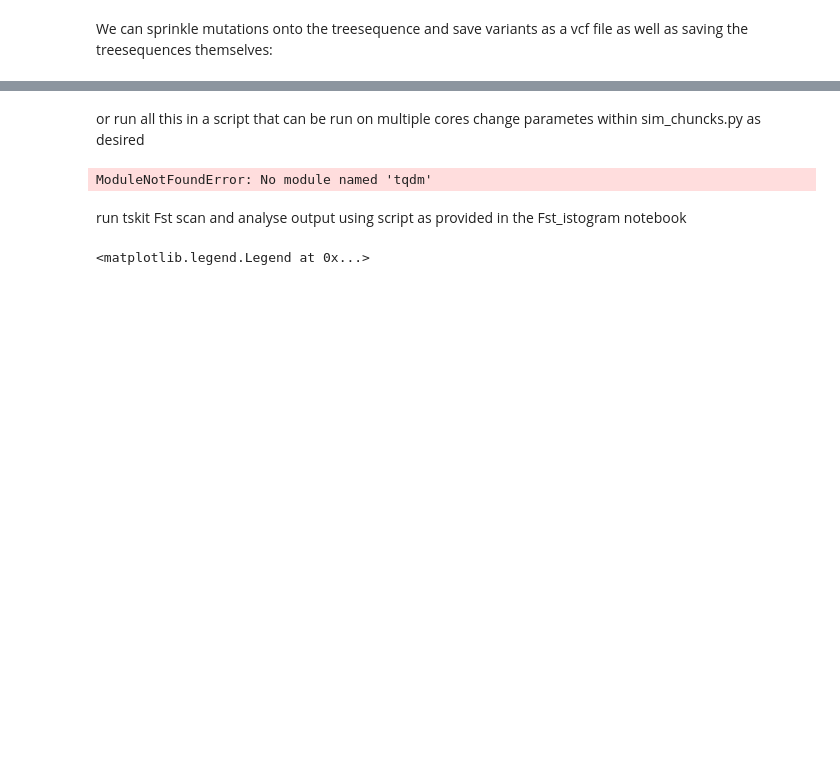
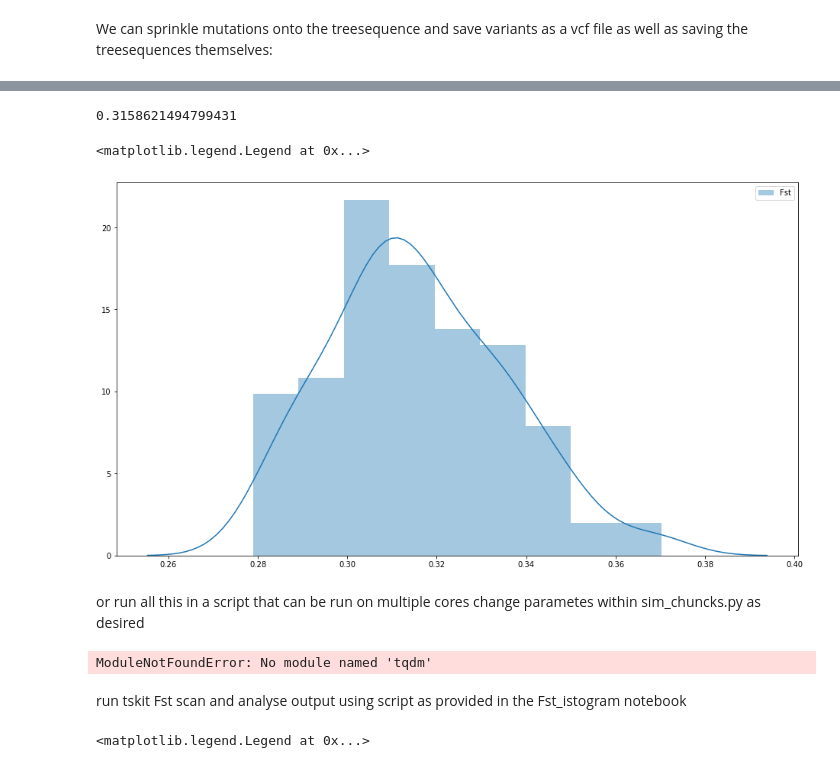
Before and after one commit to DRL/SMBE-SGE-2019, a Jupyter notebook: Session_2/Fst_short_chuncks/simulating_windowise_Fst.ipynb, the cells around one changed output, grey strips where cells are left out. Saved outputs shown, nothing was run; the diff lists cells and outputs as text; code cells hidden in the pictures; blank space fills up the shorter version.

```diff
--- a/Session_2/Fst_short_chuncks/simulating_windowise_Fst.ipynb
+++ b/Session_2/Fst_short_chuncks/simulating_windowise_Fst.ipynb
@@ -58,5 +57,5 @@ We want to simulate 200 replicate windows under this history in msprime. Simulat
 # %%
-num_reps = 10
+num_reps = 100
 seed = np.random.randint(1, 2**32 - 1, 1)
 #seed = np.random.randint(1, 2**32 - 1, 1)
 replicates = msprime.simulate(
@@ -65,8 +64,8 @@ replicates = msprime.simulate(
         recombination_rate = recr,
         population_configurations = population_configurations,
         demographic_events = demographic_events,
-        migration_matrix = migration_matrix,
-   mutation_rate = mu,
+        migration_matrix = [[0,0],[mig,0]],
+        mutation_rate = mu,
         random_seed=seed)
 # %% [markdown]
 We can sprinkle mutations onto the treesequence and save variants as a vcf file as well as saving the treesequences themselves:
@@ -78,0 +93,39 @@ for index, ts in enumerate(replicates):
+# %%
+def comparisons(p1, p2):
+    num_sites = p1.shape[0]
+    num_comparisons = p1.shape[1]
+    result = []
+    for i in range(num_comparisons):
+        p2 = np.roll(p2,1, axis=1)
+        result.append(np.sum(np.mod(p1+p2, 2))/num_sites)
+    return result
+# %%
+def Fst(ts):
+    G = ts.genotype_matrix()
+    p1 = G[:,:4]
+    p2 = G[:,4:8]
+    within = (np.mean(comparisons(p1,p1)) + np.mean(comparisons(p2,p2)))/2
+    between = np.mean(comparisons(p1, p2))
+    total = np.mean([between, within])
+    return (total - within)/total
+# %%
+fstsim = np.zeros(num_reps)
+for index, ts in enumerate(replicates):
+    fstsim[index] = Fst(ts)
+#    msprime.mutate(ts, rate=mu, keep=True)
+#    with open('sim{}.vcf'.format(str(index)), 'w') as vcf_file:
+#        ts.write_vcf(vcf_file, ploidy=2)
+#   ts.dump('sim{}.trees'.format(str(index)))
+#Fst(ts)
+# %%
+print(fstsim.mean())
+# %% [output]
+0.3158621494799431
+# %%
+fig, ax = plt.subplots(figsize=(16,9))
+sns.distplot(fstsim , label='Fst')
+#ax.set_xlim((1.2/1e8, 2.2/1e8))
+plt.legend()
+# %% [output]
+<matplotlib.legend.Legend at 0x...>
+[figure, added]
```
Also changed, not shown: parts of 7 cells of this notebook.
